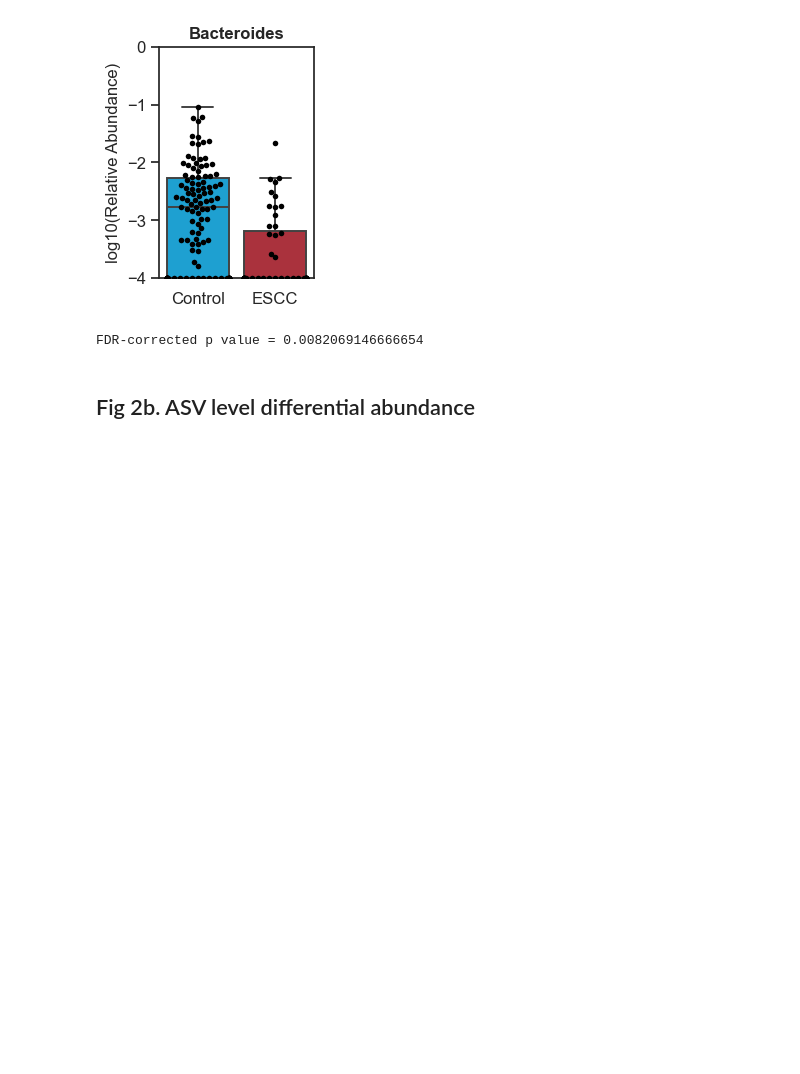
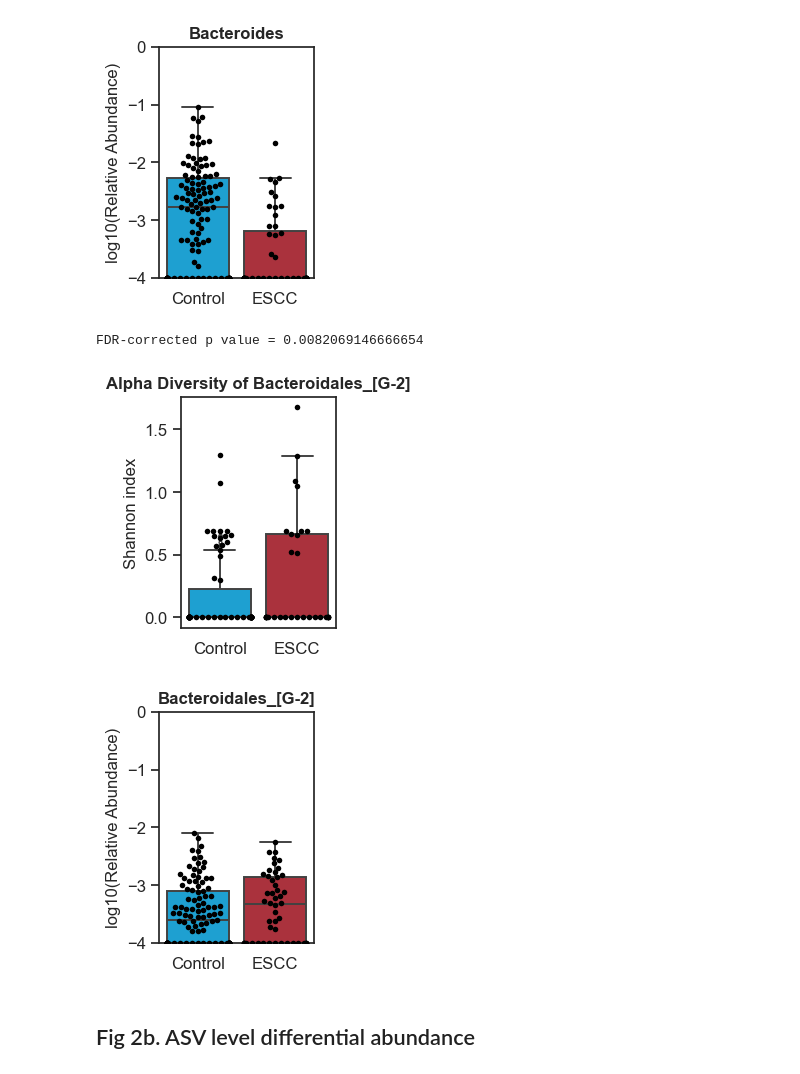
Before and after one commit to korem-lab/ESCC_microbiome_16S_analysis, a Jupyter notebook: ESCC_microbiome_16S_analysis.ipynb, the cells around one changed output. Cells and saved outputs as stored; diff of their text form; code cells hidden in the pictures; blank space fills up the shorter version.

```diff
--- a/ESCC_microbiome_16S_analysis.ipynb
+++ b/ESCC_microbiome_16S_analysis.ipynb
@@ -260,3 +295,33 @@ FDR-corrected p value = 0.0082069146666654
+# %%
+def plot_diversity_genus(genus):
+    if genus not in taxonomy["Genus"].values:
+        print(f"Genus '{genus}' not found in taxonomy.")
+        return
+    asvs = taxonomy[taxonomy["Genus"] == genus].index
+    within_genus_table = feature_table[asvs.intersection(feature_table.columns)]
+    within_genus_table = within_genus_table.loc[within_genus_table.sum(axis=1) > 0]
+    within_genus_ra = within_genus_table.div(within_genus_table.sum(axis=1),axis=0)
+    shannon = pd.DataFrame((within_genus_ra).apply(sdi,axis=1),columns = ["shannon"])
+    sample_ids = within_genus_ra.index
+    shannon["Cancer"] = [int("CESCC" in sample_id) for sample_id in sample_ids]
+    my_pal = {0: "#00AEEF", 1: "#BE1E2D"}
+    sns.set_theme(style="white", palette=None)
+    sns.set_style("ticks")
+    fig, ax = plt.subplots(figsize=(2, 3))
+    sns.boxplot(x=shannon["Cancer"].astype(str), y=shannon["shannon"],hue = shannon["Cancer"], fliersize=2,linewidth=1.4,palette=my_pal,legend=False)
+    sns.swarmplot(x=shannon["Cancer"].astype(str), y=shannon["shannon"],color="black",s=4)
+    ax.set_ylabel("Shannon index")
+    ax.set_xlabel("")
+    ax.set_xticklabels(['Control', 'ESCC'], size=12)
+    ax.tick_params(labelsize=12,bottom=False)
+    ax.set_title(f"Alpha Diversity of {genus}", size=12, fontweight='bold')
+    plt.show()
+# %%
+plot_diversity_genus("Bacteroidales_[G-2]")
+taxa_boxplot(genus_ra,"Bacteroidales_[G-2]")
+# %% [output]
+[figure, added]
+[figure, added]
 # %% [markdown]
 ## Fig 2b. ASV level differential abundance
 # %%
```
Also changed, not shown: parts of 12 cells of this notebook, 5 other files.
